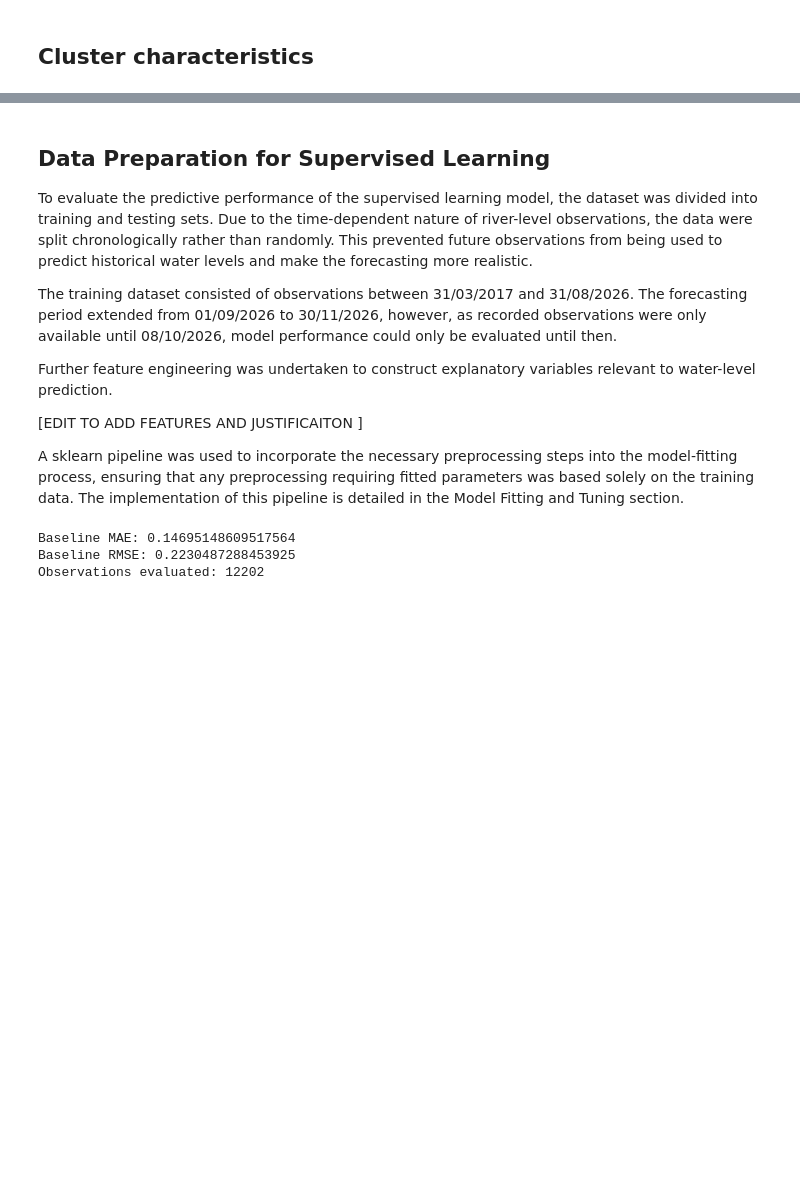
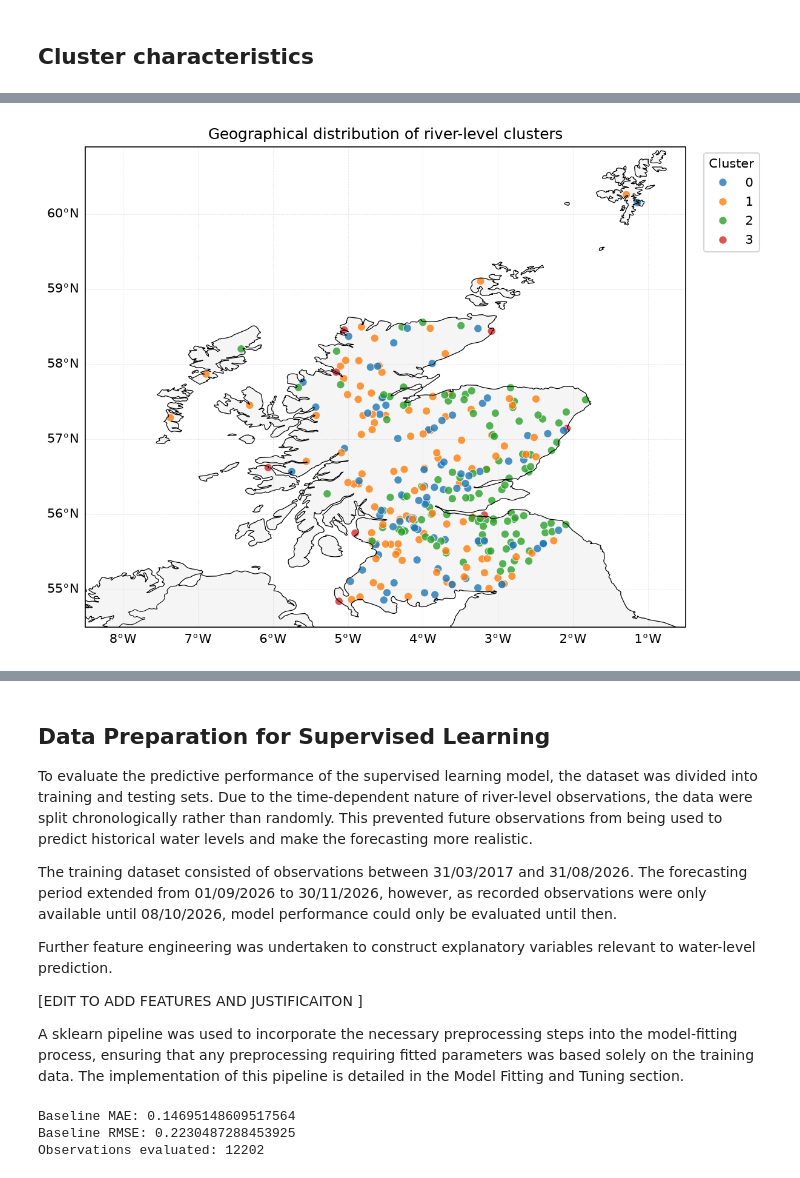
Before and after one commit to Emma-Deyell/MLP-PROJ, a Jupyter notebook: project.ipynb, the cells around one changed output, grey strips where cells are left out. Saved outputs shown, nothing was run; the diff lists cells and outputs as text; code cells hidden in the pictures; blank space fills up the shorter version.

```diff
--- a/project.ipynb
+++ b/project.ipynb
@@ -524,0 +540,49 @@ Overall, the clusters distinguish stations not only by the magnitude of their wa
+# %%
+%pip install cartopy
+
+import cartopy.crs as ccrs
+import cartopy.feature as cfeature
+
+fig, ax = plt.subplots(
+    figsize=(8, 6),
+    subplot_kw={"projection": ccrs.PlateCarree()}
+)
+
+# Simple geographical outline
+ax.add_feature(cfeature.LAND, facecolor="whitesmoke")
+ax.add_feature(cfeature.COASTLINE, linewidth=0.6)
+ax.add_feature(cfeature.BORDERS, linewidth=0.5)
+
+# Limit map to Scotland and its islands
+ax.set_extent([-8.5, -0.5, 54.5, 60.9])
+
+# Plot monitoring stations
+sns.scatterplot(
+    data=df_features,
+    x="Longitude",
+    y="Latitude",
+    hue="Cluster",
+    palette="tab10",
+    s=40,
+    alpha=0.8,
+    transform=ccrs.PlateCarree(),
+    ax=ax
+)
+
+# Longitude and latitude labels
+gl = ax.gridlines(
+    draw_labels=True,
+    linewidth=0.4,
+    alpha=0.3,
+    linestyle="--"
+)
+gl.top_labels = False
+gl.right_labels = False
+
+ax.set_title("Geographical distribution of river-level clusters")
+ax.legend(title="Cluster", bbox_to_anchor=(1.02, 1),
+          loc="upper left")
+
+plt.tight_layout()
+plt.show()
+# %% [output]
@@ -524,0 +606 @@ Overall, the clusters distinguish stations not only by the magnitude of their wa
+[figure, added]
```
Also changed, not shown: parts of 19 cells of this notebook.
